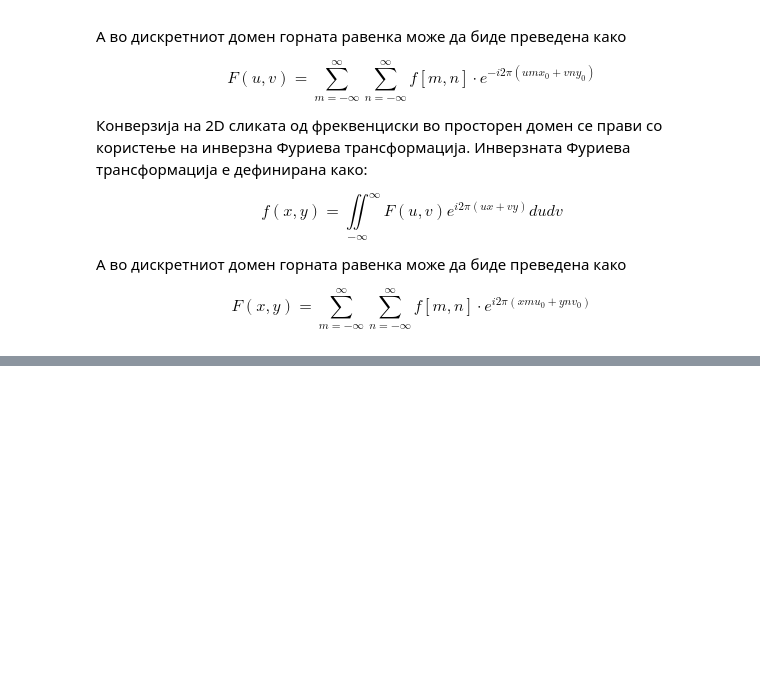
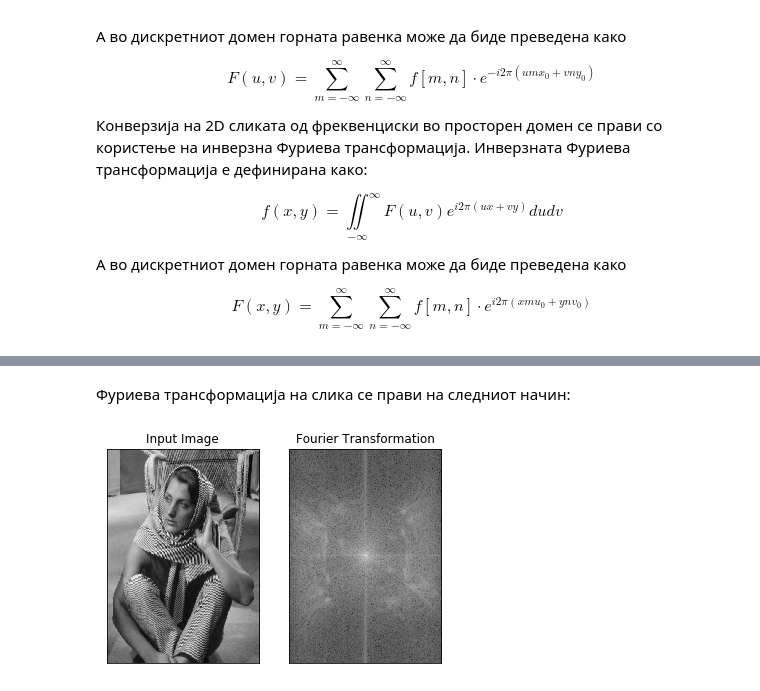
Before and after one commit to davidtrpcevski/Research-Methodology-in-ICT-Project, a Jupyter notebook: Theory.ipynb, the cells around one changed output, grey strips where cells are left out. Saved outputs shown, nothing was run; the diff lists cells and outputs as text; code cells hidden in the pictures; blank space fills up the shorter version.

Commit message:
Theory: Add a sample Fourier Transformation
Signed-off-by: David Trpchevski <trpcevski.david@gmail.com>

```diff
--- a/Theory.ipynb
+++ b/Theory.ipynb
@@ -34,0 +48,19 @@ $$F(x,y) = \displaystyle\sum_{m=-\infty}^{\infty} \sum_{n=-\infty}^{\infty} f[m,
+# %% [markdown]
+Фуриева трансформација на слика се прави на следниот начин:
+# %%
+import cv2
+import numpy as np
+from matplotlib import pyplot as plt
+
+img = cv2.imread('Requirements/Barbara.tif',0)
+f = np.fft.fft2(img)
+fshift = np.fft.fftshift(f)
+magnitude_spectrum = 20*np.log(np.abs(fshift))
+
+plt.subplot(121),plt.imshow(img, cmap = 'gray')
+plt.title('Input Image'), plt.xticks([]), plt.yticks([])
+plt.subplot(122),plt.imshow(magnitude_spectrum, cmap = 'gray')
+plt.title('Fourier Transformation'), plt.xticks([]), plt.yticks([])
+plt.show()
+# %% [output]
+[figure, added]
```
Also changed, not shown: parts of 2 cells of this notebook.
